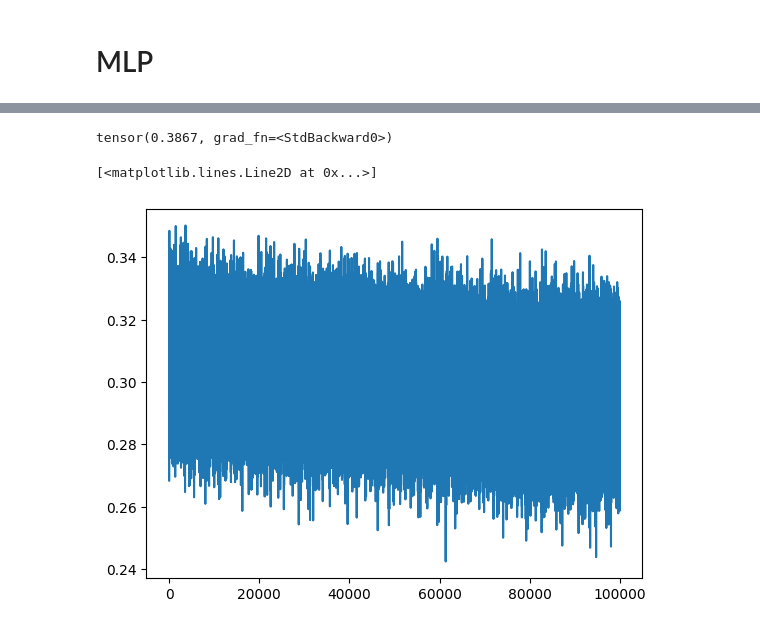
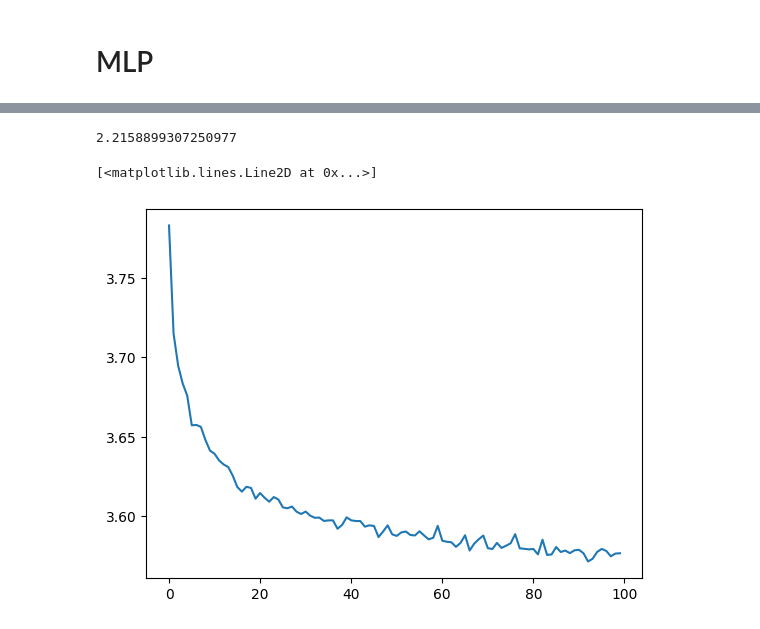
Before and after one commit to VrindavanSanap/makemore, a Jupyter notebook: part2.ipynb, the cells around one changed output, grey strips where cells are left out. Drawn from its saved outputs; the diff is of its cells as text; code cells hidden in the pictures.

```diff
--- a/part2.ipynb
+++ b/part2.ipynb
@@ -119,12 +133,12 @@ for i in tqdm(range(100000)):
-# %%
-W1.std()
-# %% [output]
-tensor(0.3867, grad_fn=<StdBackward0>)
-# %%
-plt.plot( lossi)
-# %% [output]
-[<matplotlib.lines.Line2D at 0x...>]
-[figure, removed]
+# %%
+loss.item()
+# %% [output]
+2.2158899307250977
+# %%
+plt.plot( torch.tensor(lossi).view(-1,100).sum(axis=1).log().numpy())
+# %% [output]
+[<matplotlib.lines.Line2D at 0x...>]
+[figure, added]
 # %%
 @torch.no_grad()
 def split_loss(split):
```
Also changed, not shown: parts of 10 cells of this notebook, 10 other files.
